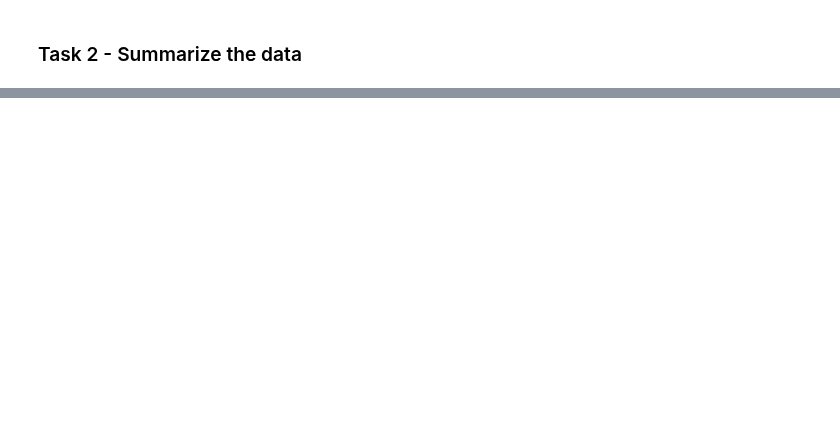
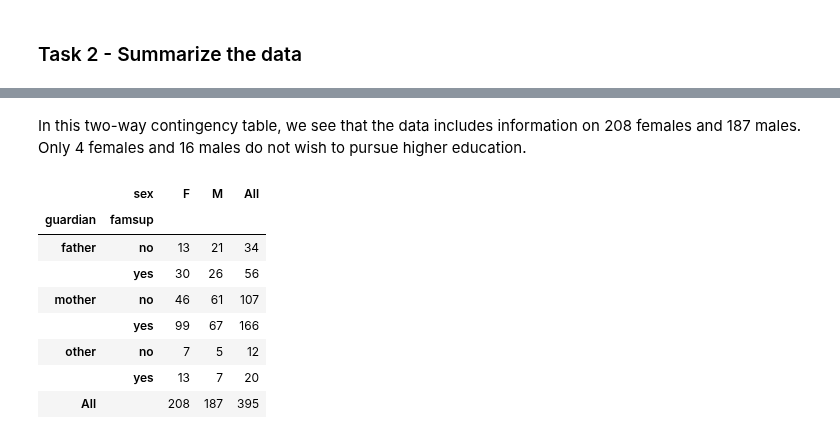
Before and after one commit to scimaksim/Python_graduate_coursework, a Jupyter notebook: HW4/Nikiforov_Assignment_4.ipynb, the cells around one changed output, grey strips where cells are left out. Cells and saved outputs as stored; diff of their text form; code cells hidden in the pictures; blank space fills up the shorter version.

```diff
--- a/HW4/Nikiforov_Assignment_4.ipynb
+++ b/HW4/Nikiforov_Assignment_4.ipynb
@@ -37,18 +18,27 @@ memory usage: 102.0+ KB
 # %%
 # Convert some of the categorical variables into category type variables
-mathData.school = mathData.school.astype("category")
-mathData.sex = mathData.sex.astype("category")
-mathData.Pstatus = mathData.Pstatus.astype("category")
-mathData.Medu = mathData.Medu.astype("category")
-mathData.Fedu = mathData.Fedu.astype("category")
-mathData.Mjob = mathData.Mjob.astype("category")
-mathData.Fjob = mathData.Fjob.astype("category")
-mathData.reason = mathData.reason.astype("category")
-mathData.guardian = mathData.guardian.astype("category")
-mathData.higher = mathData.higher.astype("category")
-mathData.romantic = mathData.romantic.astype("category")
-mathData.internet = mathData.internet.astype("category")
-mathData.info()
+math_data.school = math_data.school.astype("category")
+math_data.sex = math_data.sex.astype("category")
+math_data.address = math_data.address.astype("category")
+math_data.Pstatus = math_data.Pstatus.astype("category")
+math_data.Medu = math_data.Medu.astype("category")
+math_data.Fedu = math_data.Fedu.astype("category")
+math_data.Mjob = math_data.Mjob.astype("category")
+math_data.Fjob = math_data.Fjob.astype("category")
+math_data.reason = math_data.reason.astype("category")
+math_data.guardian = math_data.guardian.astype("category")
+math_data.studytime = math_data.studytime.astype("category")
+math_data.traveltime = math_data.traveltime.astype("category")
+math_data.schoolsup = math_data.schoolsup.astype("category")
+math_data.famsup = math_data.famsup.astype("category")
+math_data.paid = math_data.paid.astype("category")
+math_data.activities = math_data.activities.astype("category")
+math_data.higher = math_data.higher.astype("category")
+math_data.romantic = math_data.romantic.astype("category")
+math_data.freetime = math_data.freetime.astype("category")
+math_data.goout = math_data.goout.astype("category")
+math_data.health = math_data.health.astype("category")
+math_data.info()
 # %% [output]
 <class 'pandas.core.frame.DataFrame'>
 RangeIndex: 395 entries, 0 to 394
@@ -69,0 +78,19 @@ memory usage: 71.4+ KB
+# %% [markdown]
+In this two-way contingency table, we see that the data includes information on 208 females and 187 males. Only 4 females and 16 males do not wish to pursue higher education.
+# %%
+# Create a three-way contingency table
+pd.crosstab(
+    [math_data.guardian, math_data.famsup],
+    math_data.sex,
+    margins=True
+)
+# %% [output]
+|  | sex | F | M | All |
+| guardian | famsup |  |  |  |
+| father | no | 13 | 21 | 34 |
+|  | yes | 30 | 26 | 56 |
+| mother | no | 46 | 61 | 107 |
+|  | yes | 99 | 67 | 166 |
+| other | no | 7 | 5 | 12 |
+|  | yes | 13 | 7 | 20 |
+| All |  | 208 | 187 | 395 |
```
Also changed, not shown: parts of 14 cells of this notebook.
